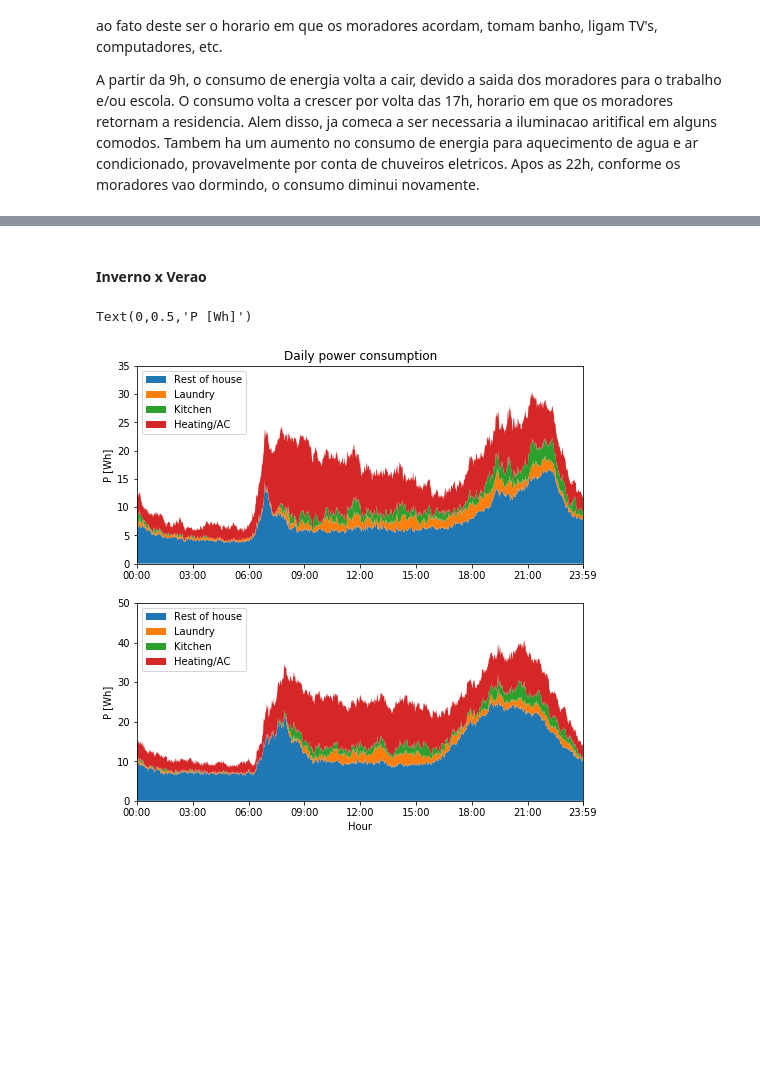
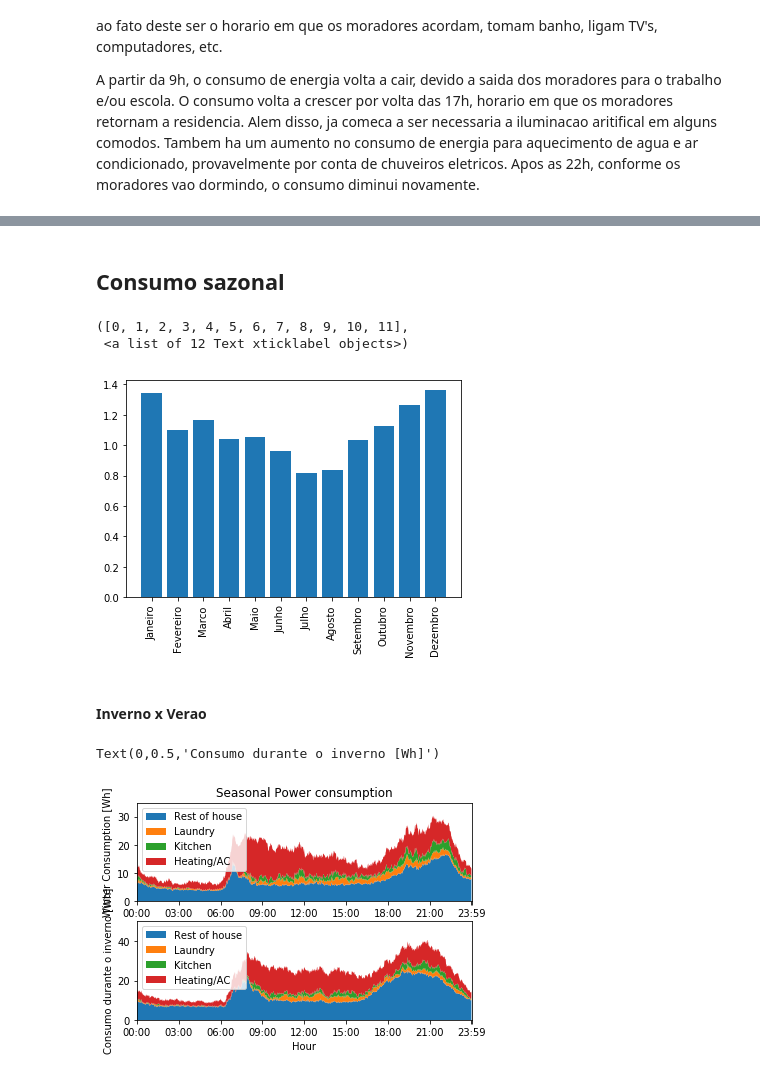
Before and after one commit to gnegrelli/test_ambar, a Jupyter notebook: test_Ambar.ipynb, the cells around one changed output, grey strips where cells are left out. Drawn from its saved outputs; the diff is of its cells as text; code cells hidden in the pictures; blank space fills up the shorter version.

```diff
--- a/test_Ambar.ipynb
+++ b/test_Ambar.ipynb
@@ -117,0 +134,27 @@ A partir da 9h, o consumo de energia volta a cair, devido a saida dos moradores
+# %%
+sat = df[df.index.weekday == 5]
+tue = df[df.index.weekday == 1]
+
+sat_kitchen = sat['P_kitchen [Wh]'].groupby([sat.index.hour, sat.index.minute]).mean().to_dict()
+sat_laundry = sat['P_laundry [Wh]'].groupby([sat.index.hour, sat.index.minute]).mean().to_dict()
+sat_heat = sat['P_heat [Wh]'].groupby([sat.index.hour, sat.index.minute]).mean().to_dict()
+sat_rest = sat['P_rest [Wh]'].groupby([sat.index.hour, sat.index.minute]).mean().to_dict()
+
+tue_kitchen = tue['P_kitchen [Wh]'].groupby([tue.index.hour, tue.index.minute]).mean().to_dict()
+tue_laundry = tue['P_laundry [Wh]'].groupby([tue.index.hour, tue.index.minute]).mean().to_dict()
+tue_heat = tue['P_heat [Wh]'].groupby([tue.index.hour, tue.index.minute]).mean().to_dict()
+tue_rest = tue['P_rest [Wh]'].groupby([tue.index.hour, tue.index.minute]).mean().to_dict()
+
+sat_kitchen_measures, sat_laundry_measures, sat_heat_measures, sat_rest_measures = [], [], [], []
+tue_kitchen_measures, tue_laundry_measures, tue_heat_measures, tue_rest_measures = [], [], [], []
+for time in sorted(sat_rest.keys()):
+
+    sat_kitchen_measures.append(sat_kitchen[time])
+    sat_laundry_measures.append(sat_laundry[time])
+    sat_heat_measures.append(sat_heat[time])
+    sat_rest_measures.append(sat_rest[time])
+
+    tue_kitchen_measures.append(tue_kitchen[time])
+    tue_laundry_measures.append(tue_laundry[time])
+    tue_heat_measures.append(tue_heat[time])
+    tue_rest_measures.append(tue_rest[time])
@@ -117,0 +190,2 @@ A partir da 9h, o consumo de energia volta a cair, devido a saida dos moradores
+# %% [markdown]
+## Consumo sazonal
@@ -118,3 +205,11 @@ A partir da 9h, o consumo de energia volta a cair, devido a saida dos moradores
+# %%
+months = ['Janeiro', 'Fevereiro', 'Marco', 'Abril', 'Maio', 'Junho', 'Julho', 'Agosto', 'Setembro', 'Outubro', 'Novembro', 'Dezembro']
+plt.bar(months, monthly_mean.values())
+plt.xticks(rotation='vertical')
+# %% [output]
+([0, 1, 2, 3, 4, 5, 6, 7, 8, 9, 10, 11],
+ <a list of 12 Text xticklabel objects>)
+[figure, added]
 # %% [markdown]
 #### Inverno x Verao
 # %%
@@ -152,23 +247,23 @@ for time in sorted(jun_rest.keys()):
 # %%
 labels = ['Rest of house', 'Laundry', 'Kitchen', 'Heating/AC']
 
 plt.subplot(2, 1, 1)
 plt.stackplot(instants, jun_rest_measures, jun_laundry_measures, jun_kitchen_measures, jun_heat_measures, labels=labels)
 plt.legend(loc='upper left')
 plt.xticks(np.hstack((np.arange(0, 1441, 3*60), np.array([1439]))))
 plt.xlim(0, 1440)
 plt.ylim(0, 35)
-plt.title('Daily power consumption')
+plt.title('Seasonal Power consumption')
 plt.ylabel('Winter Consumption [Wh]')
 
 plt.subplot(2, 1, 2)
 plt.stackplot(instants, dec_rest_measures, dec_laundry_measures, dec_kitchen_measures, dec_heat_measures, labels=labels)
 plt.legend(loc='upper left')
 plt.xticks(np.hstack((np.arange(0, 1441, 3*60), np.array([1439]))))
 plt.xlim(0, 1440)
 plt.ylim(0, 50)
 plt.xlabel('Hour')
 plt.ylabel('Consumo durante o inverno [Wh]')
 # %% [output]
-Text(0,0.5,'P [Wh]')
+Text(0,0.5,'Consumo durante o inverno [Wh]')
-[figure, old version]
+[figure, new version]
```
Also changed, not shown: parts of 14 cells of this notebook.
